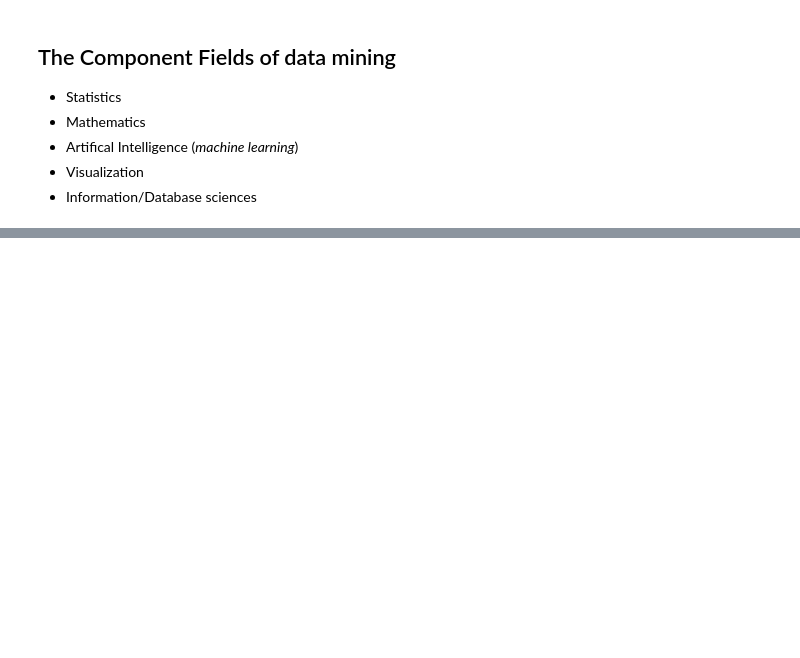
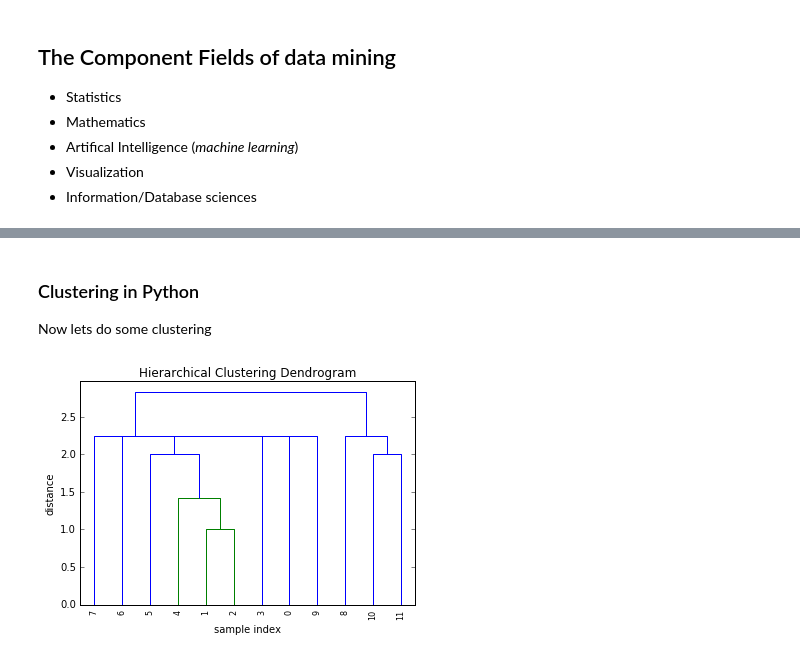
Before and after one commit to rjl09c/ISC4221, a Jupyter notebook: Lecture 5.ipynb, the cells around one changed output, grey strips where cells are left out. Drawn from its saved outputs; the diff is of its cells as text; code cells hidden in the pictures; blank space fills up the shorter version.

```diff
--- a/Lecture 5.ipynb
+++ b/Lecture 5.ipynb
@@ -76,0 +168,15 @@ We'll look at three types of clustering
+# %% [markdown]
+### Clustering in Python
+Now lets do some clustering
+# %%
+Z = linkage(a, 'single', 'euclidean')
+plt.title('Hierarchical Clustering Dendrogram')
+plt.xlabel('sample index')
+plt.ylabel('distance')
+t = dendrogram(
+    Z,
+    leaf_rotation=90.,  # rotates the x axis labels
+    leaf_font_size=8.,  # font size for the x axis labels
+)
+# %% [output]
+[figure, added]
```
Also changed, not shown: parts of 16 cells of this notebook.
